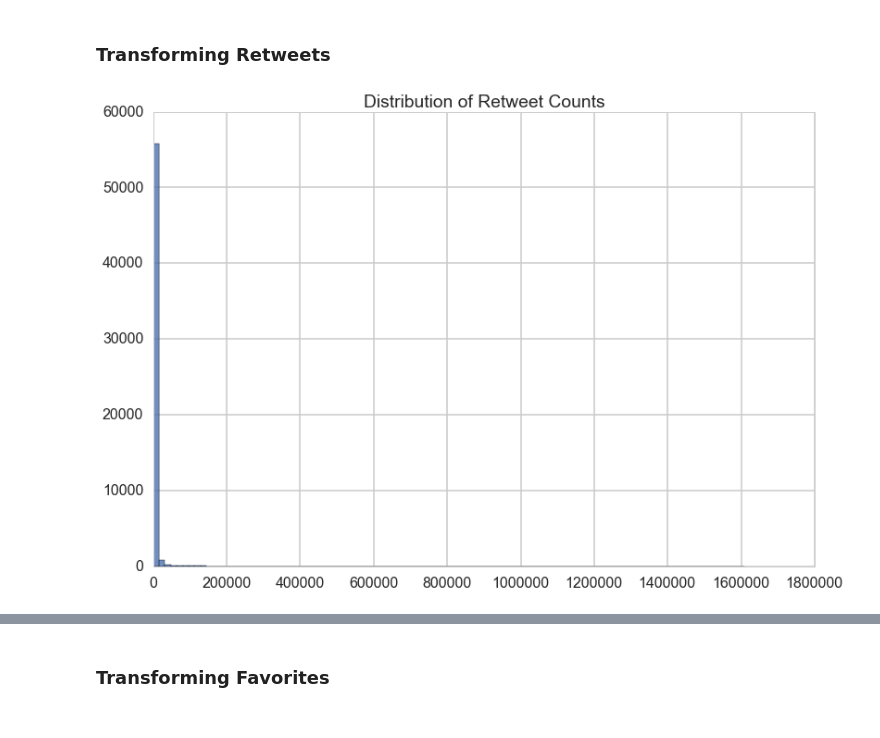
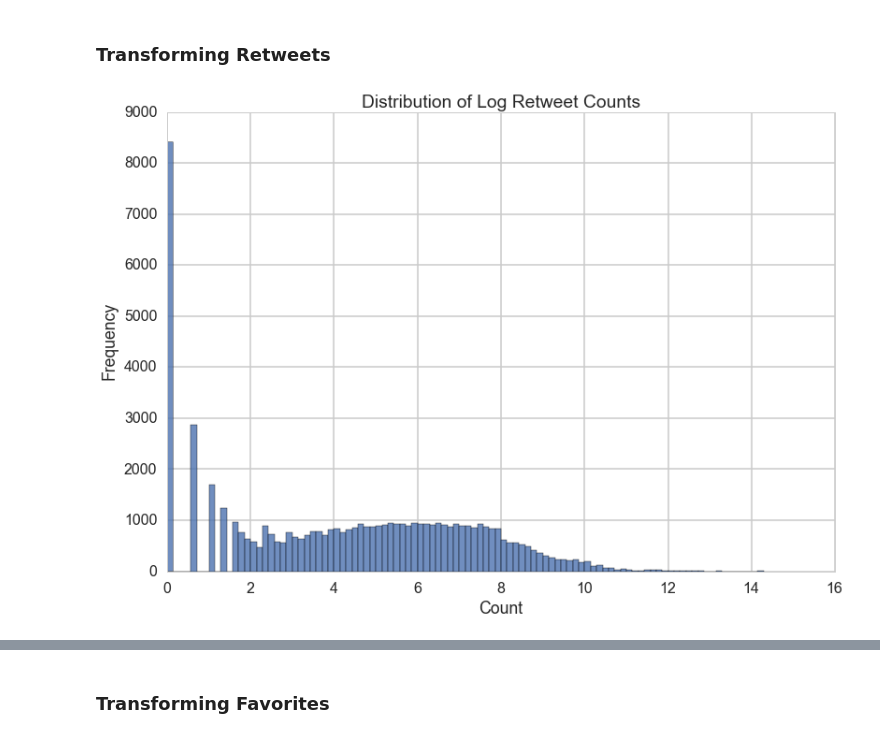
Before and after one commit to belindazeng/goingviral, a Jupyter notebook: goingviral.ipynb, the cells around one changed output, grey strips where cells are left out. Cells and saved outputs as stored; diff of their text form; code cells hidden in the pictures.

Commit message:
Added labels to all graphs

```diff
--- a/goingviral.ipynb
+++ b/goingviral.ipynb
@@ -363,0 +366,11 @@ This is the response variable that we are trying to predict using various featur
+# %%
+raw_retweet=np.array(df_filtered.retweet_count)
+raw_favorite=np.array(df_filtered.favorite_count)
+plt.figure()
+plt.hist(raw_retweet, alpha=.8, color='y', bins=50, label="Raw Retweet Count")
+plt.hist(raw_favorite, alpha=.8, bins=50, label="Raw Favorite Count")
+plt.xlabel('Count')
+plt.ylabel('Frequency')
+plt.title('Retweet and Favorite Count')
+plt.legend()
+plt.show()
@@ -414,19 +429,24 @@ We find that the histogram of raw retweet and favorite count appear to have an e
 # %% [markdown]
 Standardize Retweets and Favorites, adding them together to form Popularity Score, then Log Transforming Composite Popularity Score
 # %%
-retweet_stats = dftouse['retweet_count'].describe()
-retweet_mean = retweet_stats[1]
-retweet_std = retweet_stats[2]
-z_retweets = [(retweet_count - retweet_mean)/float(retweet_std) for retweet_count in dftouse['retweet_count']]
+retweet_mean = np.mean(raw_retweet)
+retweet_std = np.std(raw_retweet)
+z_retweets = [(retweet_count - retweet_mean)/float(retweet_std) for retweet_count in raw_retweet]
 dftouse['z_retweets']=z_retweets
 
-favorite_stats = dftouse['favorite_count'].describe()
-favorite_mean = favorite_stats[1]
-favorite_std = favorite_stats[2]
-z_favorites = [(favorite_count - favorite_mean)/float(favorite_std) for favorite_count in dftouse['favorite_count']]
+favorite_mean = np.mean(raw_favorite)
+favorite_std = np.std(raw_favorite)
+z_favorites = [(favorite_count - favorite_mean)/float(favorite_std) for favorite_count in raw_favorite]
 dftouse['z_favorites']=z_favorites
 
 z_popularity = [retweets + favs for retweets, favs in zip(z_retweets, z_favorites)]
 dftouse['z_popularity']=z_popularity
-print dftouse['z_popularity'].describe()
+
+plt.figure()
+plt.hist(np.log1p(dftouse['z_popularity']), bins=100, label="Log-Transformed Composite Popularity Score")
+plt.legend()
+plt.title('Log-Transformed Composite Popularity Score')
+plt.xlabel('Popularity Score')
+plt.ylabel('Frequency')
+plt.show()
 # %% [output]
@@ -449,10 +456,12 @@ plt.show()
 # %% [markdown]
 ### Transforming Retweets
 # %%
-dftouse['log_retweet_count']=np.log1p(dftouse['retweet_count'])
+dftouse['log_retweet_count']=np.log(raw_retweet)
 # %%
-plt.hist(dftouse['retweet_count'],bins=100, alpha=.8)
-plt.title("Distribution of Retweet Counts")
+plt.hist(dftouse['log_retweet_count'], bins=100, alpha=.8)
+plt.title("Distribution of Log Retweet Counts")
+plt.xlabel('Count')
+plt.ylabel('Frequency')
 plt.show()
 # %% [output]
-[figure, old version]
+[figure, new version]
```
Also changed, not shown: parts of 58 cells of this notebook.
